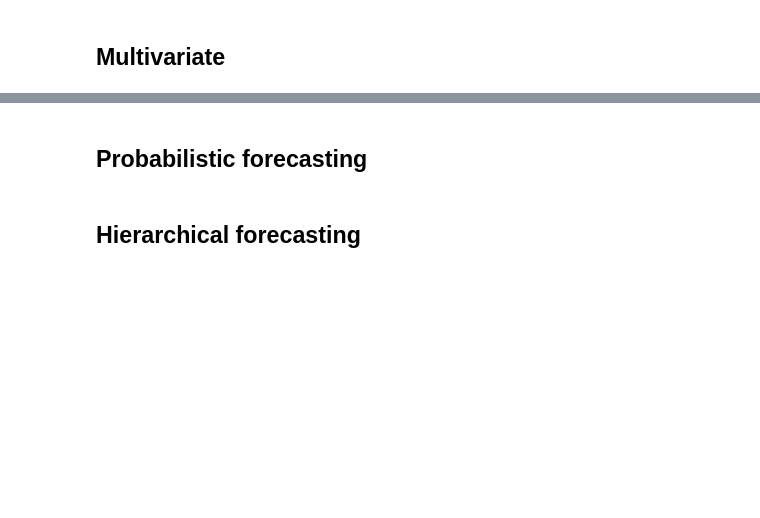
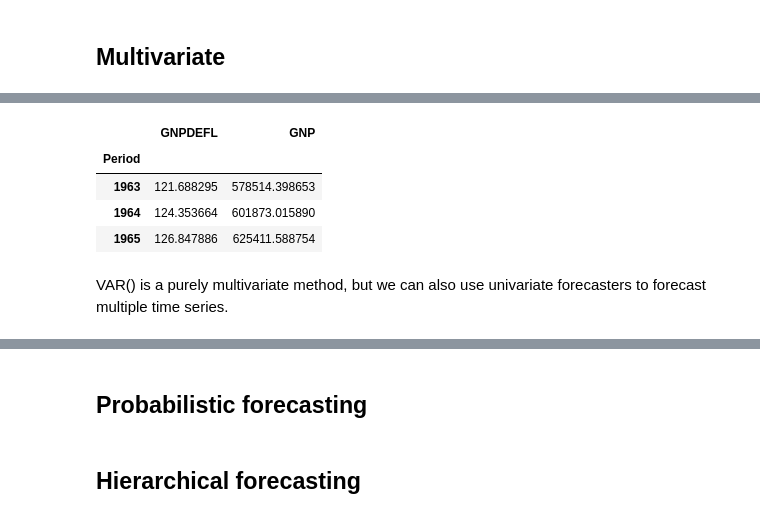
Before and after one commit to sktime/sktime-tutorial-ODSC-Europe-2023, a Jupyter notebook: notebooks/02_forecasting.ipynb, the cells around one changed output, grey strips where cells are left out. Saved outputs shown, nothing was run; the diff lists cells and outputs as text; code cells hidden in the pictures; blank space fills up the shorter version.

Commit message:
Add multivariate and exog

```diff
--- a/notebooks/02_forecasting.ipynb
+++ b/notebooks/02_forecasting.ipynb
@@ -266,0 +316,14 @@ results_df.set_index("model_id").iloc[:, -2:].style.format("{:.1%}")
+# %%
+forecaster = VAR()
+forecaster.fit(y, fh=[1, 2, 3])
+
+y_pred = forecaster.predict()
+y_pred
+# %% [output]
+|  | GNPDEFL | GNP |
+| Period |  |  |
+| 1963 | 121.688295 | 578514.398653 |
+| 1964 | 124.353664 | 601873.015890 |
+| 1965 | 126.847886 | 625411.588754 |
+# %% [markdown]
+VAR() is a purely multivariate method, but we can also use univariate forecasters to forecast multiple time series.
```
Also changed, not shown: parts of 7 cells of this notebook.
